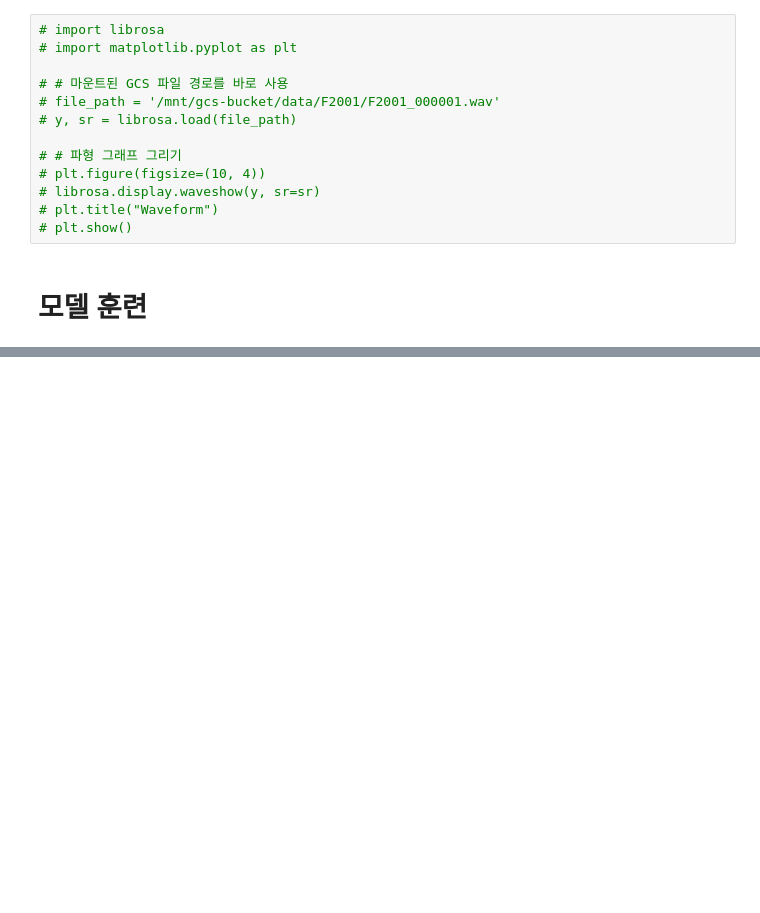
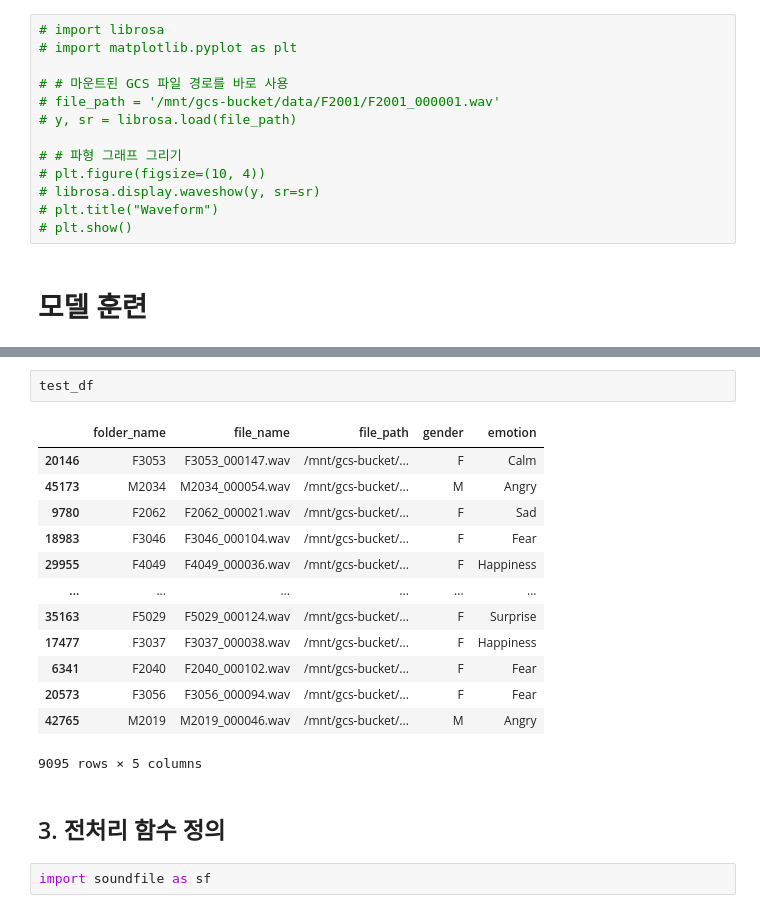
Before and after one commit to songseogyeong/project-deep_learning, a Jupyter notebook: 04_Emotion_Sound_Deep_Learning_Project/1Cycle.ipynb, the cells around one changed output, grey strips where cells are left out. Cells and saved outputs as stored; diff of their text form; blank space fills up the shorter version.

```diff
--- a/04_Emotion_Sound_Deep_Learning_Project/1Cycle.ipynb
+++ b/04_Emotion_Sound_Deep_Learning_Project/1Cycle.ipynb
@@ -555,0 +697,20 @@ import torch
+# %%
+test_df
+# %% [output]
+|  | folder_name | file_name | file_path | gender | emotion |
+| 20146 | F3053 | F3053_000147.wav | /mnt/gcs-bucket/... | F | Calm |
+| 45173 | M2034 | M2034_000054.wav | /mnt/gcs-bucket/... | M | Angry |
+| 9780 | F2062 | F2062_000021.wav | /mnt/gcs-bucket/... | F | Sad |
+| 18983 | F3046 | F3046_000104.wav | /mnt/gcs-bucket/... | F | Fear |
+| 29955 | F4049 | F4049_000036.wav | /mnt/gcs-bucket/... | F | Happiness |
+| ... | ... | ... | ... | ... | ... |
+| 35163 | F5029 | F5029_000124.wav | /mnt/gcs-bucket/... | F | Surprise |
+| 17477 | F3037 | F3037_000038.wav | /mnt/gcs-bucket/... | F | Happiness |
+| 6341 | F2040 | F2040_000102.wav | /mnt/gcs-bucket/... | F | Fear |
+| 20573 | F3056 | F3056_000094.wav | /mnt/gcs-bucket/... | F | Fear |
+| 42765 | M2019 | M2019_000046.wav | /mnt/gcs-bucket/... | M | Angry |
+9095 rows × 5 columns
+# %% [markdown]
+## 3. 전처리 함수 정의
+# %%
+import soundfile as sf
```
Also changed, not shown: parts of 38 cells of this notebook.
